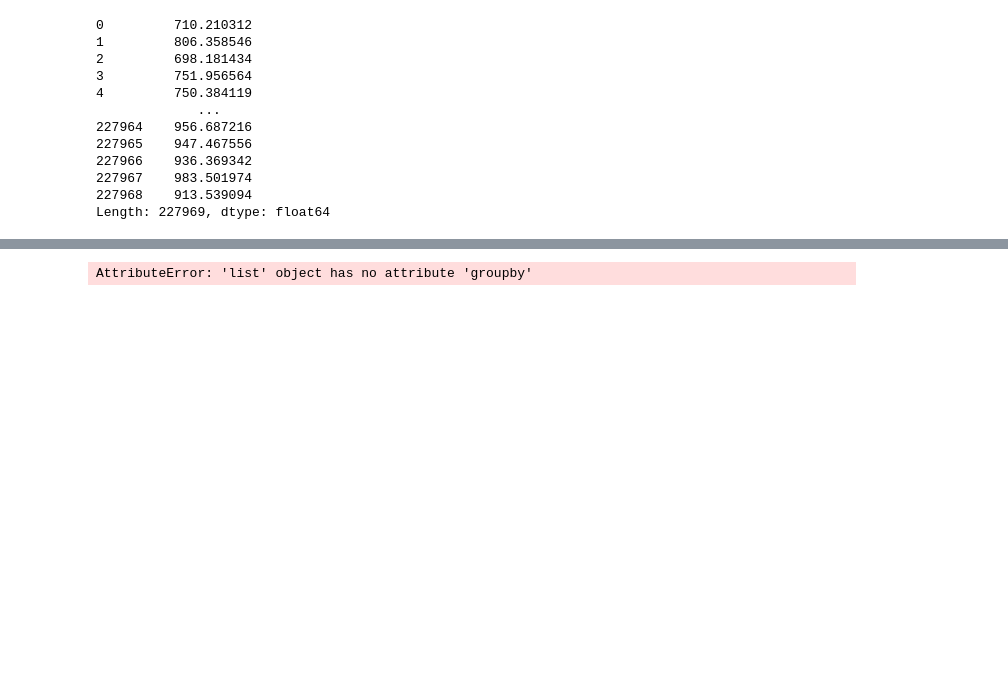
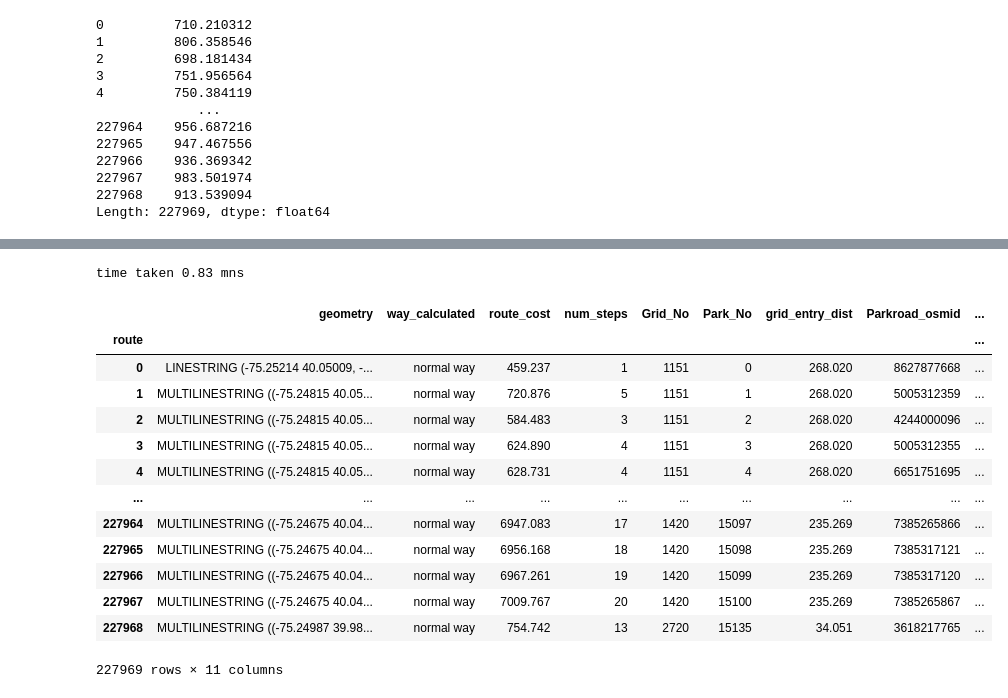
Before and after one commit to Bart-Breekveldt/Greenspace_accessibility, a Jupyter notebook: Entrance model 1000m threshold.ipynb, the cells around one changed output, grey strips where cells are left out. Cells and saved outputs as stored; diff of their text form; code cells hidden in the pictures; blank space fills up the shorter version.

```diff
--- a/Entrance model 1000m threshold.ipynb
+++ b/Entrance model 1000m threshold.ipynb
@@ -480,19 +487,33 @@ time taken 1.45 mns
 # %%
 start_time = time.time()
 # get single (dissolved) line per route, attach information.
 routes2 = routes[['route','geometry']].dissolve('route')
-routes2['way_calculated'] = s_mat4.groupby('route')['way']
+routes2['way_calculated'] = s_mat4
 routes2['route_cost'] = routes.groupby('route')['length'].sum()
 routes2['num_steps'] = routes.groupby('route')['step'].max()
 routes2.index = routes2.index.astype(int)
 routes2 = pd.merge(routes2, gp_entry[['Grid_No','Park_No','grid_entry_dist','Parkroad_osmid','grid_osm']],
                    left_index = True, right_index = True)
 routes2['total_cost'] = routes2['route_cost'] + routes2['grid_entry_dist']
 routes2['gridpark_no'] = routes2['Grid_No'].astype(str) +'-'+ routes2['Park_No'].astype(str)
 print('time taken', round((time.time() - start_time) / 60,2), 'mns')
 routes2
 # %% [output]
-AttributeError: 'list' object has no attribute 'groupby'
+time taken 0.83 mns
+|  | geometry | way_calculated | route_cost | num_steps | Grid_No | Park_No | grid_entry_dist | Parkroad_osmid | ... |
+| route |  |  |  |  |  |  |  |  | ... |
+| 0 | LINESTRING (-75.25214 40.05009, -... | normal way | 459.237 | 1 | 1151 | 0 | 268.020 | 8627877668 | ... |
+| 1 | MULTILINESTRING ((-75.24815 40.05... | normal way | 720.876 | 5 | 1151 | 1 | 268.020 | 5005312359 | ... |
+| 2 | MULTILINESTRING ((-75.24815 40.05... | normal way | 584.483 | 3 | 1151 | 2 | 268.020 | 4244000096 | ... |
+| 3 | MULTILINESTRING ((-75.24815 40.05... | normal way | 624.890 | 4 | 1151 | 3 | 268.020 | 5005312355 | ... |
+| 4 | MULTILINESTRING ((-75.24815 40.05... | normal way | 628.731 | 4 | 1151 | 4 | 268.020 | 6651751695 | ... |
+| ... | ... | ... | ... | ... | ... | ... | ... | ... | ... |
+| 227964 | MULTILINESTRING ((-75.24675 40.04... | normal way | 6947.083 | 17 | 1420 | 15097 | 235.269 | 7385265866 | ... |
+| 227965 | MULTILINESTRING ((-75.24675 40.04... | normal way | 6956.168 | 18 | 1420 | 15098 | 235.269 | 7385317121 | ... |
+| 227966 | MULTILINESTRING ((-75.24675 40.04... | normal way | 6967.261 | 19 | 1420 | 15099 | 235.269 | 7385317120 | ... |
+| 227967 | MULTILINESTRING ((-75.24675 40.04... | normal way | 7009.767 | 20 | 1420 | 15100 | 235.269 | 7385265867 | ... |
+| 227968 | MULTILINESTRING ((-75.24987 39.98... | normal way | 754.742 | 13 | 2720 | 15135 | 34.051 | 3618217765 | ... |
+227969 rows × 11 columns
 # %%
 start_time = time.time()
 # Get the entry point of the park that is closest to the grid centroid
```
Also changed, not shown: parts of 14 cells of this notebook.
